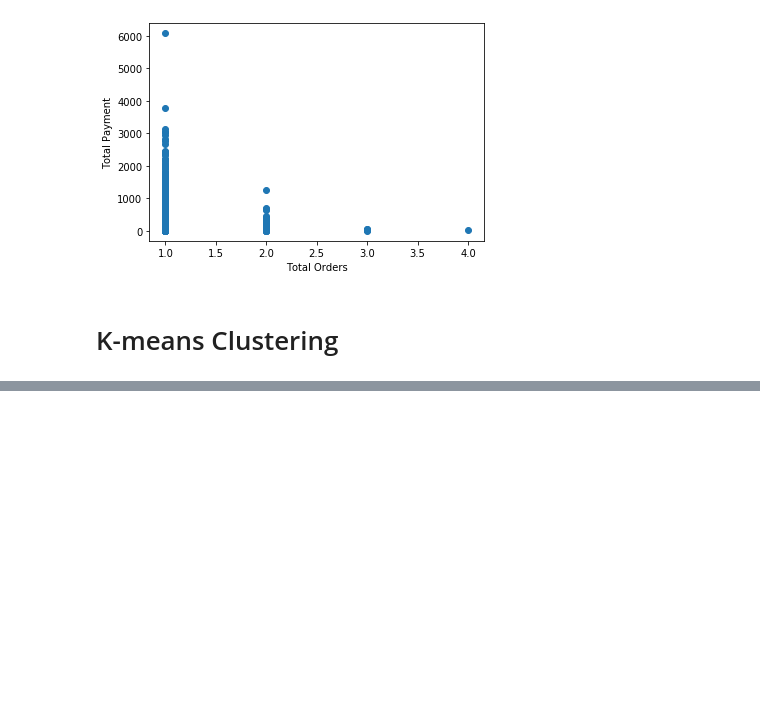
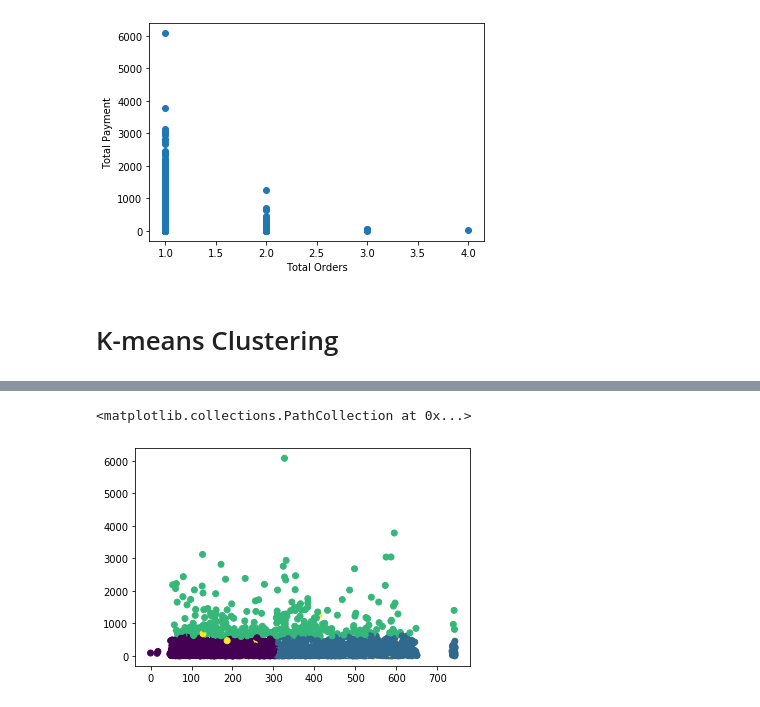
Before and after one commit to alireza-alizadegan/e-commerce-Sales, a Jupyter notebook: Brazil/Customer Segmentation.ipynb, the cells around one changed output, grey strips where cells are left out. Drawn from its saved outputs; the diff is of its cells as text; code cells hidden in the pictures; blank space fills up the shorter version.

```diff
--- a/Brazil/Customer Segmentation.ipynb
+++ b/Brazil/Customer Segmentation.ipynb
@@ -247 +270,6 @@ X_scaled = scaler.fit_transform(rfm_df)
+# %%
+plt.scatter(rfm_df.recency, rfm_df.monetary, c=labels)
+# %% [output]
+<matplotlib.collections.PathCollection at 0x...>
+[figure, added]
 # %%
```
Also changed, not shown: parts of 15 cells of this notebook, 3 other files.
